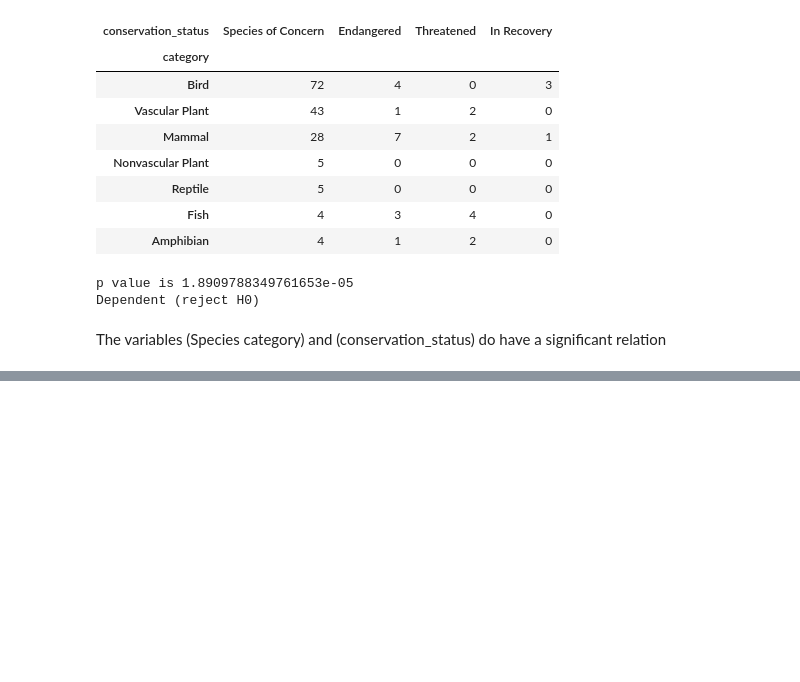
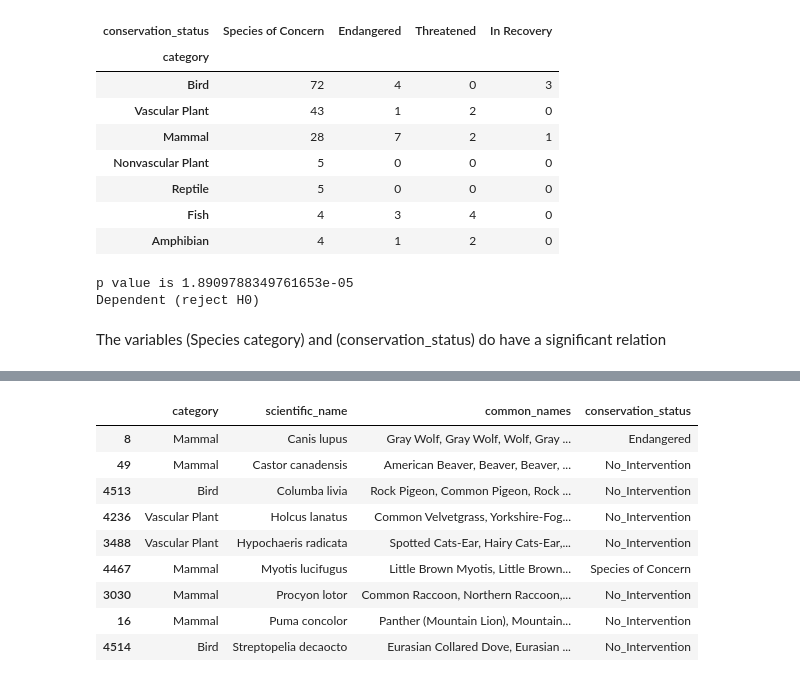
Before and after one commit to OussamaZIDI/biodiversity-in-national-parks, a Jupyter notebook: biodiversity_project.ipynb, the cells around one changed output, grey strips where cells are left out. Drawn from its saved outputs; the diff is of its cells as text; code cells hidden in the pictures; blank space fills up the shorter version.

```diff
--- a/biodiversity_project.ipynb
+++ b/biodiversity_project.ipynb
@@ -274,0 +343,20 @@ The variables (Species category) and (conservation_status) do have a significant
+# %%
+common_name_rows_for_three_dup = []
+for i in range(0, len(three_duplicated_names_df), 3):
+    common_name_rows_for_three_dup.append(three_duplicated_names_df.iloc[i].common_names+', '+three_duplicated_names_df.iloc[i+1].common_names+', '+three_duplicated_names_df.iloc[i+2].common_names)
+# %%
+three_no_dup_df = three_duplicated_names_df.drop_duplicates(subset='scientific_name').sort_values(by='scientific_name')
+three_no_dup_df['common_names'] = common_name_rows_for_three_dup
+
+three_no_dup_df
+# %% [output]
+|  | category | scientific_name | common_names | conservation_status |
+| 8 | Mammal | Canis lupus | Gray Wolf, Gray Wolf, Wolf, Gray ... | Endangered |
+| 49 | Mammal | Castor canadensis | American Beaver, Beaver, Beaver, ... | No_Intervention |
+| 4513 | Bird | Columba livia | Rock Pigeon, Common Pigeon, Rock ... | No_Intervention |
+| 4236 | Vascular Plant | Holcus lanatus | Common Velvetgrass, Yorkshire-Fog... | No_Intervention |
+| 3488 | Vascular Plant | Hypochaeris radicata | Spotted Cats-Ear, Hairy Cats-Ear,... | No_Intervention |
+| 4467 | Mammal | Myotis lucifugus | Little Brown Myotis, Little Brown... | Species of Concern |
+| 3030 | Mammal | Procyon lotor | Common Raccoon, Northern Raccoon,... | No_Intervention |
+| 16 | Mammal | Puma concolor | Panther (Mountain Lion), Mountain... | No_Intervention |
+| 4514 | Bird | Streptopelia decaocto | Eurasian Collared Dove, Eurasian ... | No_Intervention |
```
Also changed, not shown: parts of 8 cells of this notebook.
